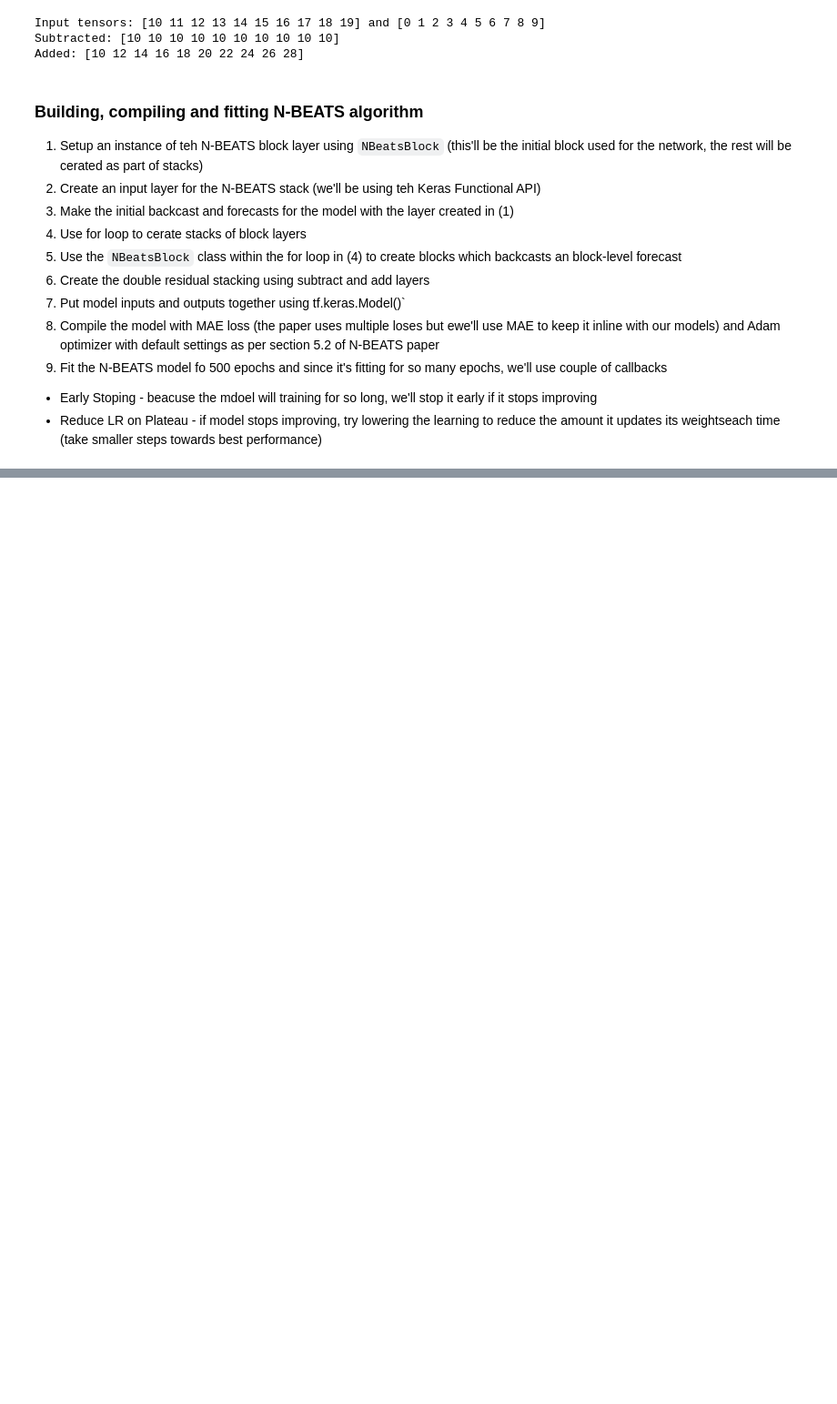
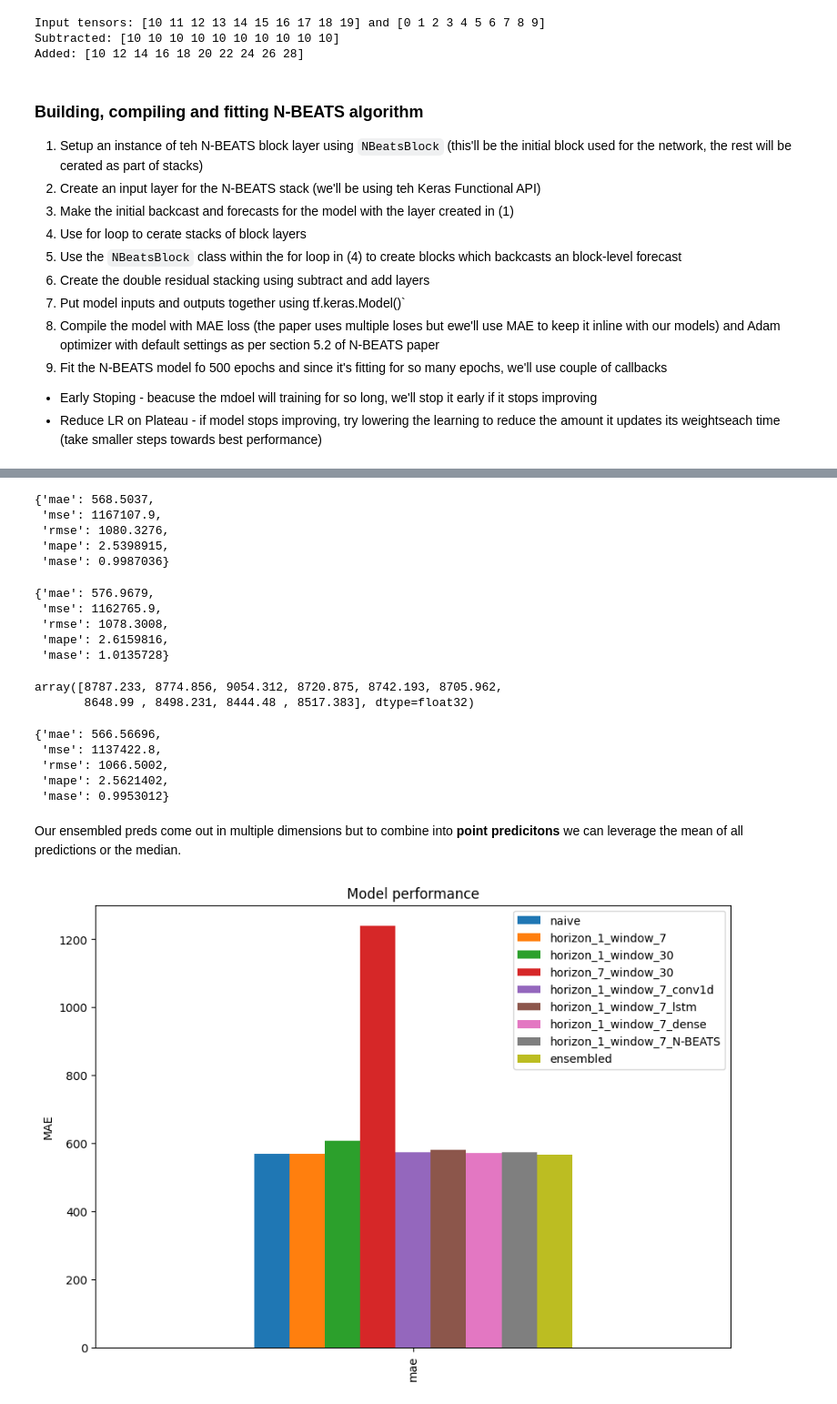
Before and after one commit to miller00315/ia_studies, a Jupyter notebook: time_series_forecasting_with_tensor_flow.ipynb, the cells around one changed output, grey strips where cells are left out. Shown at 91% size. Cells and saved outputs as stored; diff of their text form; code cells hidden in the pictures; blank space fills up the shorter version.

```diff
--- a/time_series_forecasting_with_tensor_flow.ipynb
+++ b/time_series_forecasting_with_tensor_flow.ipynb
@@ -1882,0 +1980,16 @@ You must install pydot (`pip install pydot`) and install graphviz (see instructi
+# %%
+# Create a functin which uses a list aof trained model to make and return a list of prediciton
+def make_ensembled_preds(ensembled_models, data):
+  ensembled_preds = []
+
+  for model in ensembled_models:
+    preds = model.predict(data)
+    ensembled_preds.append(preds)
+
+  return tf.constant(tf.squeeze(ensembled_preds))
+# %%
+# create a list of ensemble predictions
+%%time
+ensembled_preds = make_ensembled_preds(ensembled_models, test_dataset)
+
+ensembled_preds
@@ -1882,0 +2028,53 @@ You must install pydot (`pip install pydot`) and install graphviz (see instructi
+# %%
+model_1_results
+# %% [output]
+{'mae': 568.5037,
+ 'mse': 1167107.9,
+ 'rmse': 1080.3276,
+ 'mape': 2.5398915,
+ 'mase': 0.9987036}
+# %%
+ensembled_results = evaluate_preds(y_true=y_test,
+                                    y_pred=ensembled_preds)
+ensembled_results
+# %% [output]
+{'mae': 576.9679,
+ 'mse': 1162765.9,
+ 'rmse': 1078.3008,
+ 'mape': 2.6159816,
+ 'mase': 1.0135728}
+# %%
+ensembled_median = np.median(ensembled_preds, axis=0)
+
+ensembled_median[:10]
+# %% [output]
+array([8787.233, 8774.856, 9054.312, 8720.875, 8742.193, 8705.962,
+       8648.99 , 8498.231, 8444.48 , 8517.383], dtype=float32)
+# %%
+ensembled_results = evaluate_preds(y_true=y_test,
+                                    y_pred=ensembled_median)
+ensembled_results
+# %% [output]
+{'mae': 566.56696,
+ 'mse': 1137422.8,
+ 'rmse': 1066.5002,
+ 'mape': 2.5621402,
+ 'mase': 0.9953012}
+# %% [markdown]
+Our ensembled preds come out in multiple dimensions but to combine into **point predicitons** we  can leverage the mean of all predictions or the median.
+# %%
+pd.DataFrame({"naive": naive_results["mae"],
+              "horizon_1_window_7": model_1_results["mae"],
+              "horizon_1_window_30": model_2_results["mae"],
+              "horizon_7_window_30": model_3_results["mae"],
+              "horizon_1_window_7_conv1d": model_4_results["mae"],
+              "horizon_1_window_7_lstm": model_5_results["mae"],
+              "horizon_1_window_7_dense": model_6_results["mae"],
+              "horizon_1_window_7_N-BEATS": model_7_results["mae"],
+              "ensembled": ensembled_results["mae"]
+              }, index=["mae"]).plot(kind="bar", figsize=(10, 7))
+plt.title("Model performance")
+plt.ylabel("MAE")
+plt.legend(bbox_to_anchor=(1.0, 1.0));
+# %% [output]
+[figure, added]
```
Also changed, not shown: parts of 91 cells of this notebook.
